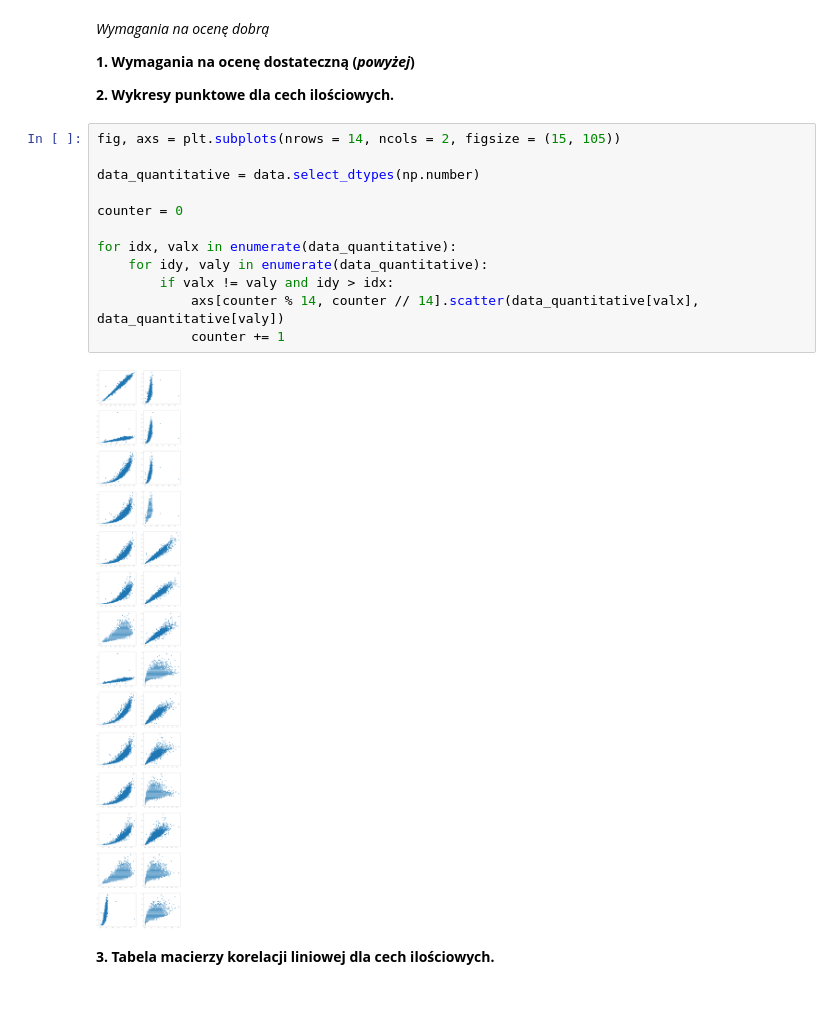
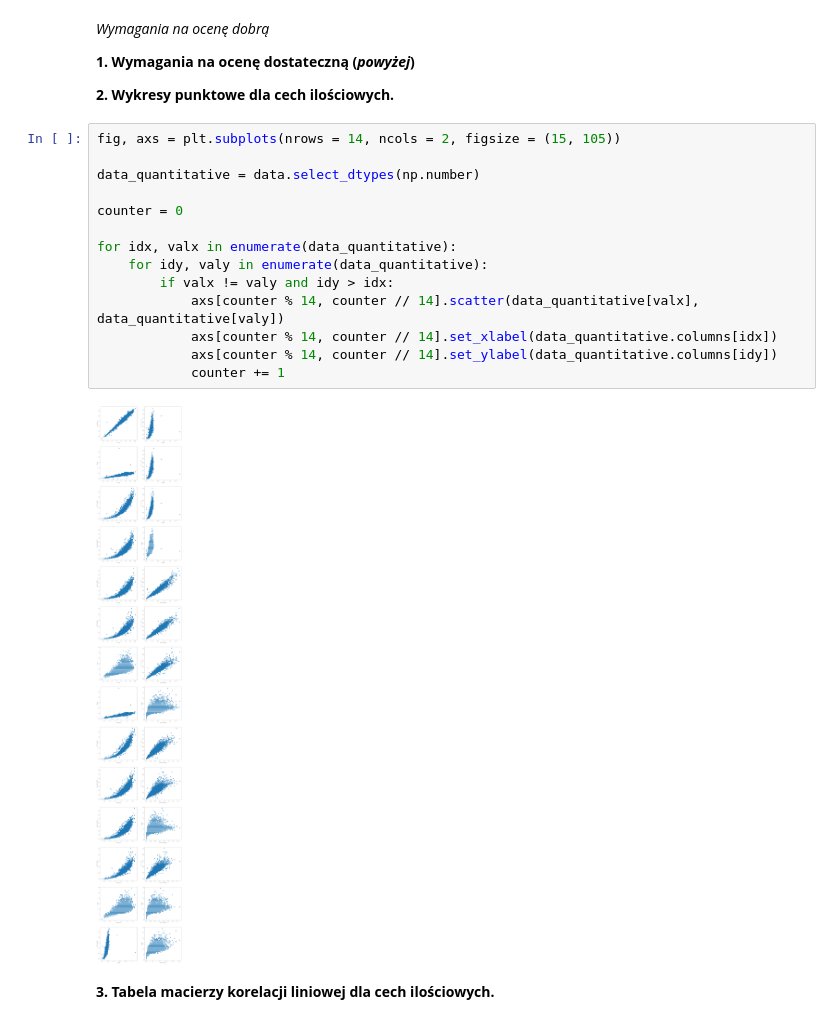
Before and after one commit to oskarkurczewski/ok_dl_zad4, a Jupyter notebook: analysis.ipynb, the cells around one changed output. Drawn from its saved outputs; the diff is of its cells as text.

```diff
--- a/analysis.ipynb
+++ b/analysis.ipynb
@@ -110,17 +110,19 @@ histogram_quantitative = data.hist(layout = [4, 2], bins = 15)
 # %%
 fig, axs = plt.subplots(nrows = 14, ncols = 2, figsize = (15, 105))
 
 data_quantitative = data.select_dtypes(np.number)
 
 counter = 0
 
 for idx, valx in enumerate(data_quantitative):
     for idy, valy in enumerate(data_quantitative):
         if valx != valy and idy > idx:
             axs[counter % 14, counter // 14].scatter(data_quantitative[valx], data_quantitative[valy])
+            axs[counter % 14, counter // 14].set_xlabel(data_quantitative.columns[idx])
+            axs[counter % 14, counter // 14].set_ylabel(data_quantitative.columns[idy])
             counter += 1
 # %% [output]
-[figure, old version]
+[figure, new version]
 # %% [markdown]
 **3. Tabela macierzy korelacji liniowej dla cech ilościowych.**
 # %%
```
Also changed, not shown: parts of 5 cells of this notebook.
